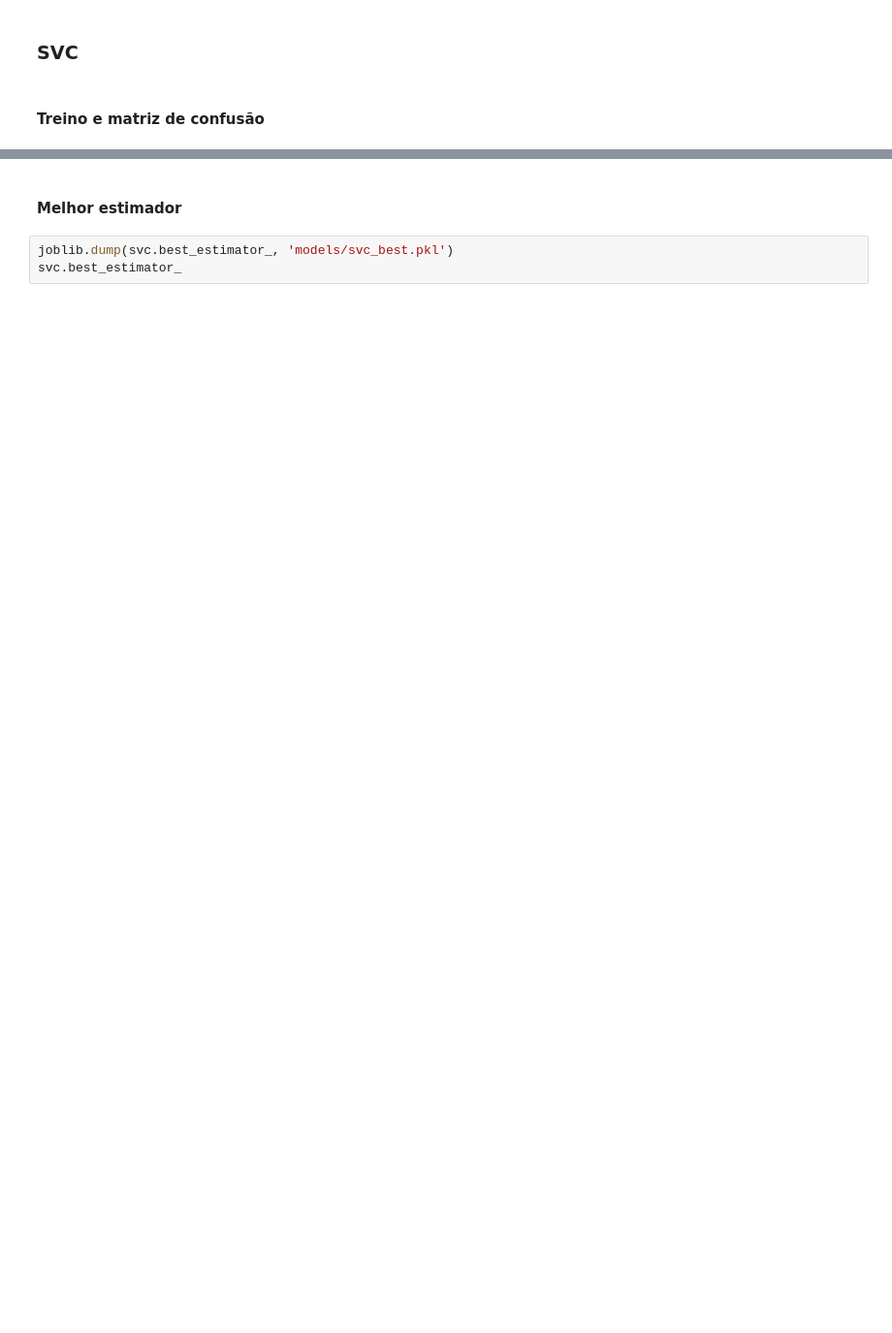
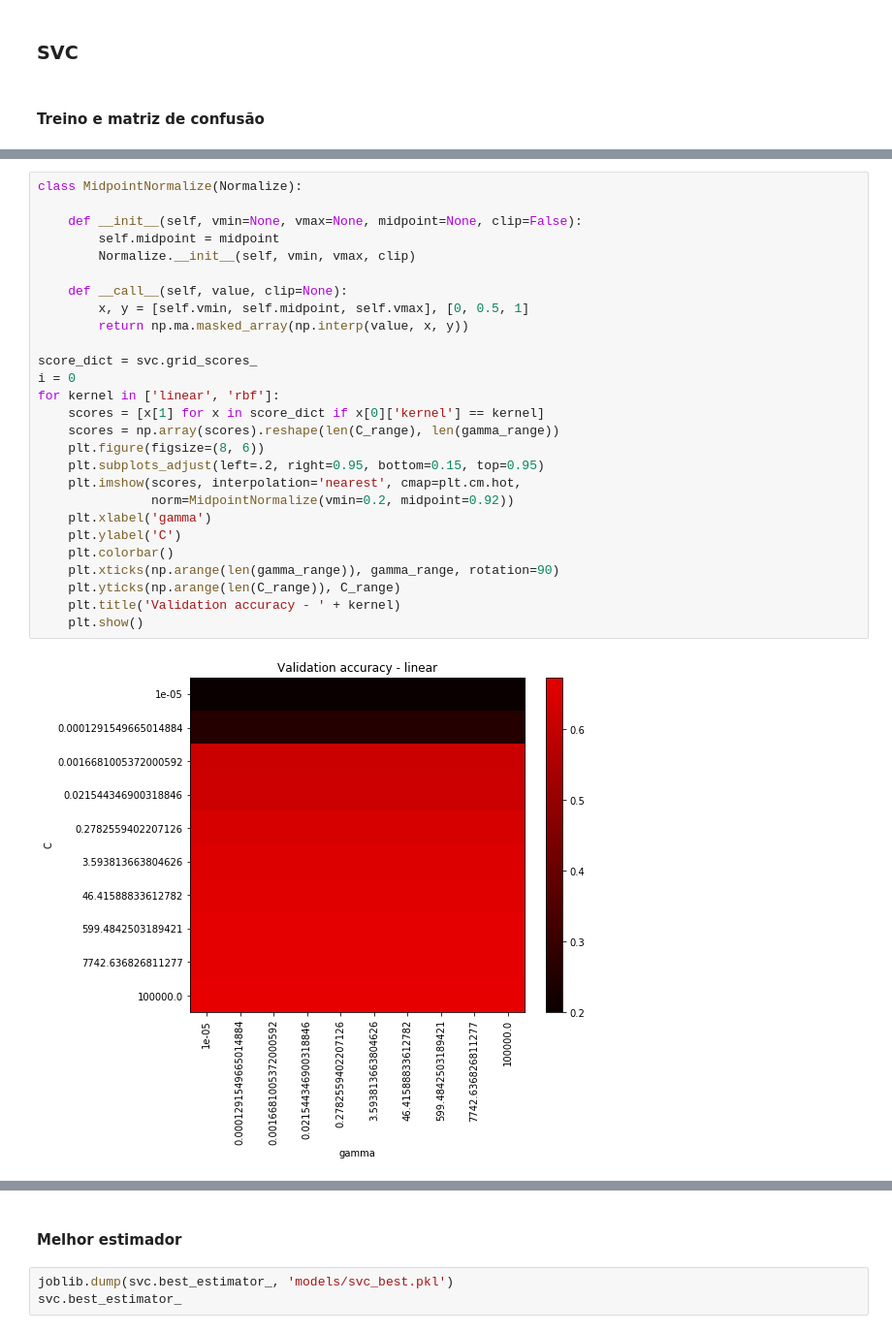
Before and after one commit to gaabrielfranco/data-mining-w2, a Jupyter notebook: tp2_gabriel.ipynb, the cells around one changed output, grey strips where cells are left out. Shown at 97% size. Saved outputs shown, nothing was run; the diff lists cells and outputs as text; blank space fills up the shorter version.

```diff
--- a/tp2_gabriel.ipynb
+++ b/tp2_gabriel.ipynb
@@ -396,0 +320,29 @@ fig.colorbar(im, cax=cbar_ax)
+# %%
+class MidpointNormalize(Normalize):
+
+    def __init__(self, vmin=None, vmax=None, midpoint=None, clip=False):
+        self.midpoint = midpoint
+        Normalize.__init__(self, vmin, vmax, clip)
+
+    def __call__(self, value, clip=None):
+        x, y = [self.vmin, self.midpoint, self.vmax], [0, 0.5, 1]
+        return np.ma.masked_array(np.interp(value, x, y))
+
+score_dict = svc.grid_scores_
+i = 0
+for kernel in ['linear', 'rbf']:
+    scores = [x[1] for x in score_dict if x[0]['kernel'] == kernel]
+    scores = np.array(scores).reshape(len(C_range), len(gamma_range))
+    plt.figure(figsize=(8, 6))
+    plt.subplots_adjust(left=.2, right=0.95, bottom=0.15, top=0.95)
+    plt.imshow(scores, interpolation='nearest', cmap=plt.cm.hot,
+               norm=MidpointNormalize(vmin=0.2, midpoint=0.92))
+    plt.xlabel('gamma')
+    plt.ylabel('C')
+    plt.colorbar()
+    plt.xticks(np.arange(len(gamma_range)), gamma_range, rotation=90)
+    plt.yticks(np.arange(len(C_range)), C_range)
+    plt.title('Validation accuracy - ' + kernel)
+    plt.show()
+# %% [output]
+[figure, added]
```
Also changed, not shown: parts of 27 cells of this notebook.
